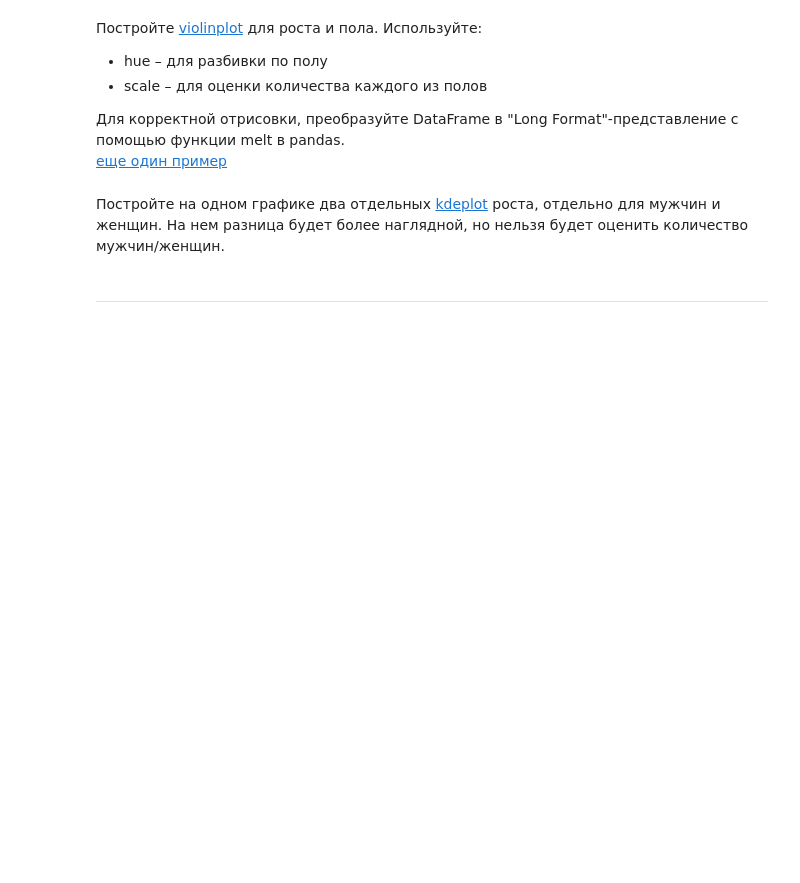
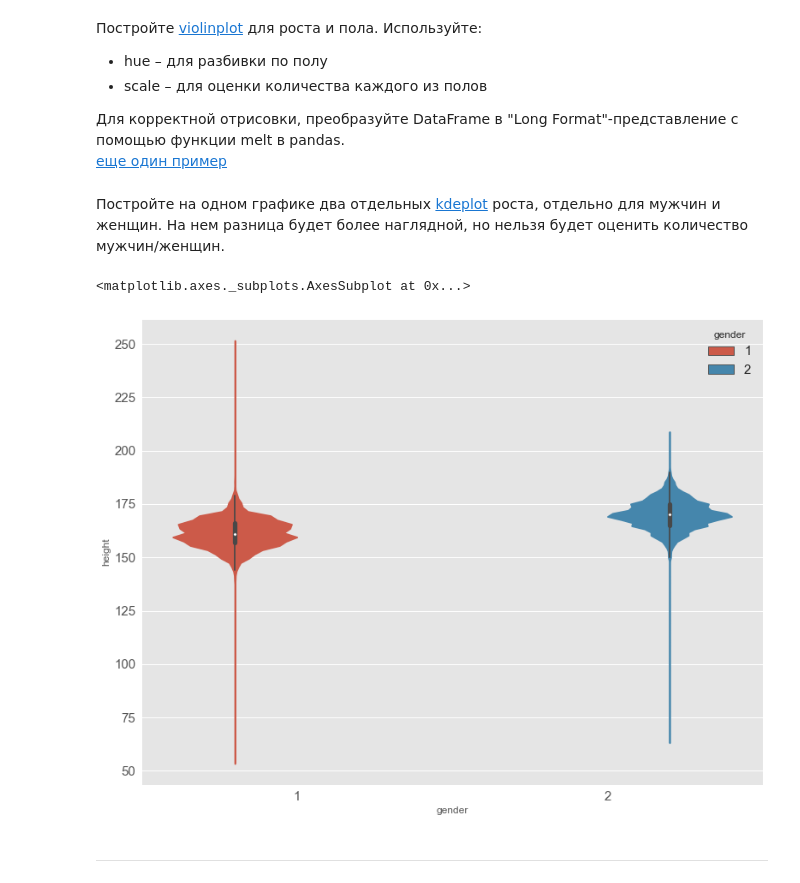
Before and after one commit to bobturanov/ODS_MLcourse_open, a Jupyter notebook: Section 2/hw2_session2_visual_analysis_basics.ipynb, the cells around one changed output. Drawn from its saved outputs; the diff is of its cells as text; code cells hidden in the pictures; blank space fills up the shorter version.

```diff
--- a/Section 2/hw2_session2_visual_analysis_basics.ipynb
+++ b/Section 2/hw2_session2_visual_analysis_basics.ipynb
@@ -232,3 +231,8 @@ sns.heatmap(train.corr())
+# %%
+sns.violinplot(train.gender, train.height, hue=train.gender, scale="count")
+# %% [output]
+<matplotlib.axes._subplots.AxesSubplot at 0x...>
+[figure, added]
 # %% [markdown]
 ---
 # %% [markdown]
```
Also changed, not shown: parts of 6 cells of this notebook.
